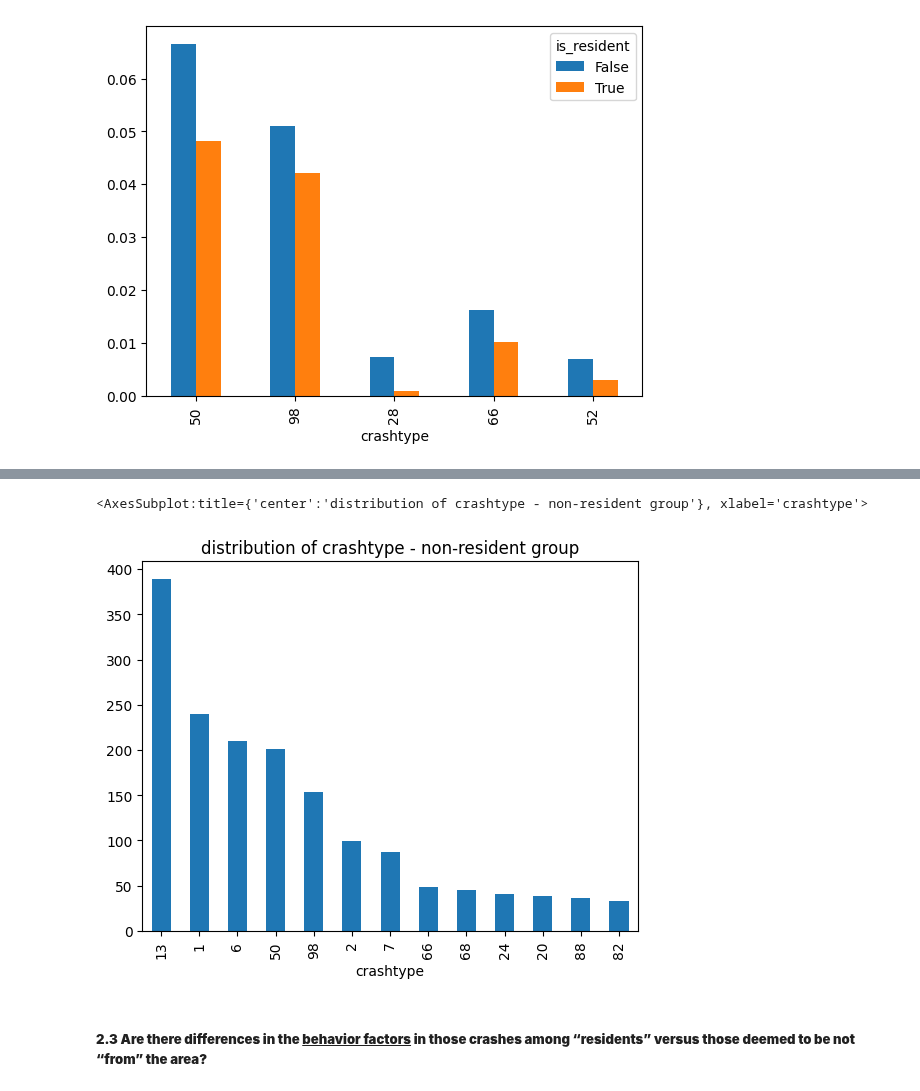
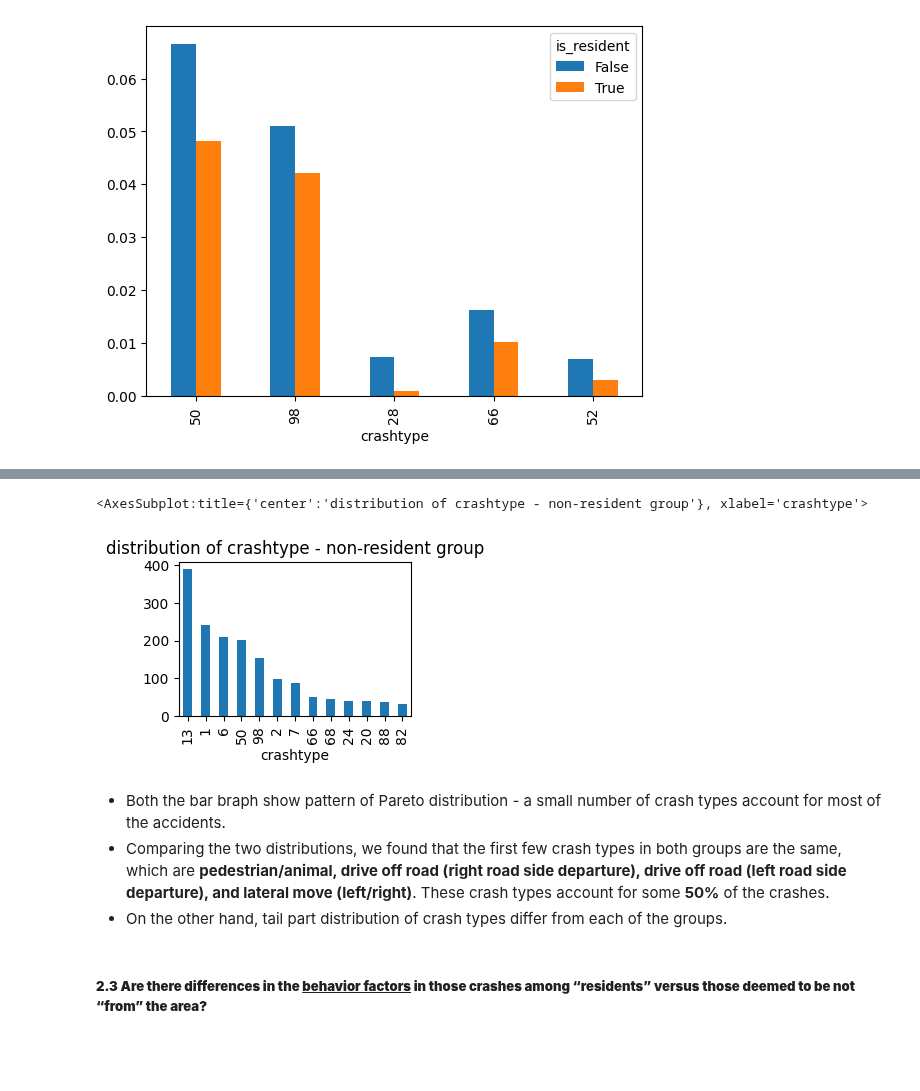
Before and after one commit to Chacoon3/Info-Challenge-2023, a Jupyter notebook: code_py/analysis.ipynb, the cells around one changed output, grey strips where cells are left out. Cells and saved outputs as stored; diff of their text form; code cells hidden in the pictures; blank space fills up the shorter version.

```diff
--- a/code_py/analysis.ipynb
+++ b/code_py/analysis.ipynb
@@ -224,20 +241,18 @@ resident_crashes[
 # %%
-non_resident_crashes = df_data_crash[
-        df_data_crash.is_resident == False
-    ].set_index(
-        drop=True, keys='crashtype'
-    )
-
 non_resident_crashes[
     non_resident_crashes.case_count >= non_resident_crashes.case_count.quantile(.75)
 ].case_count.sort_values(
     ascending=False
 ).plot(
-    kind = 'bar', title = 'distribution of crashtype - non-resident group'
+    kind = 'bar', title = 'distribution of crashtype - non-resident group', figsize=(3,2)
 )
 # %% [output]
 <AxesSubplot:title={'center':'distribution of crashtype - non-resident group'}, xlabel='crashtype'>
-[figure, old version]
+[figure, new version]
+# %% [markdown]
+- Both the bar braph show pattern of Pareto distribution - a small number of crash types account for most of the accidents.
+- Comparing the two distributions, we found that the first few crash types in both groups are the same, which are <b>pedestrian/animal, drive off road (right road side departure), drive off road (left road side departure), and lateral move (left/right)</b>. These crash types account for some <B>50%</b> of the crashes.
+- On the other hand, tail part distribution of crash types differ from each of the groups.
 # %% [markdown]
 ##### <b>2.3 Are there differences in the <u>behavior factors</u> in those crashes among “residents” versus those deemed to be not “from” the area?
 # %%
```
Also changed, not shown: parts of 29 cells of this notebook, 6 other files.
